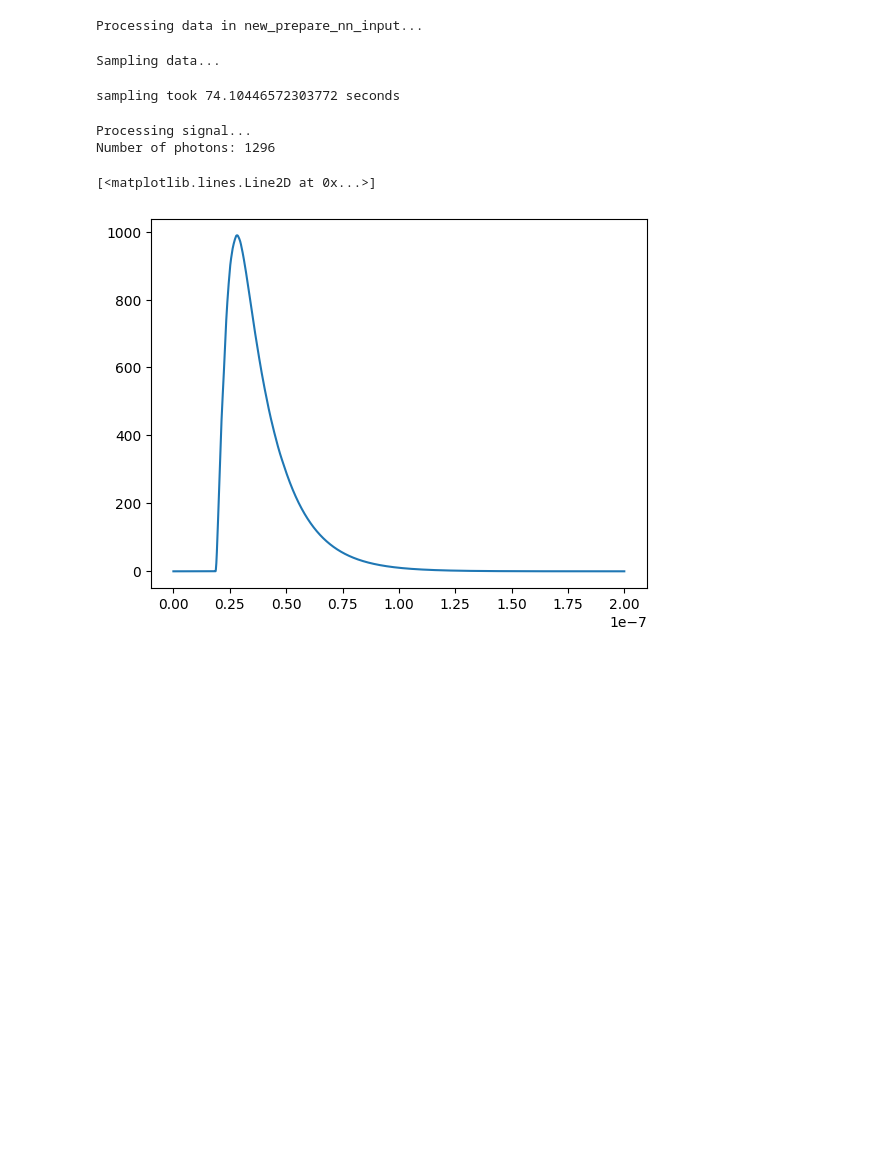
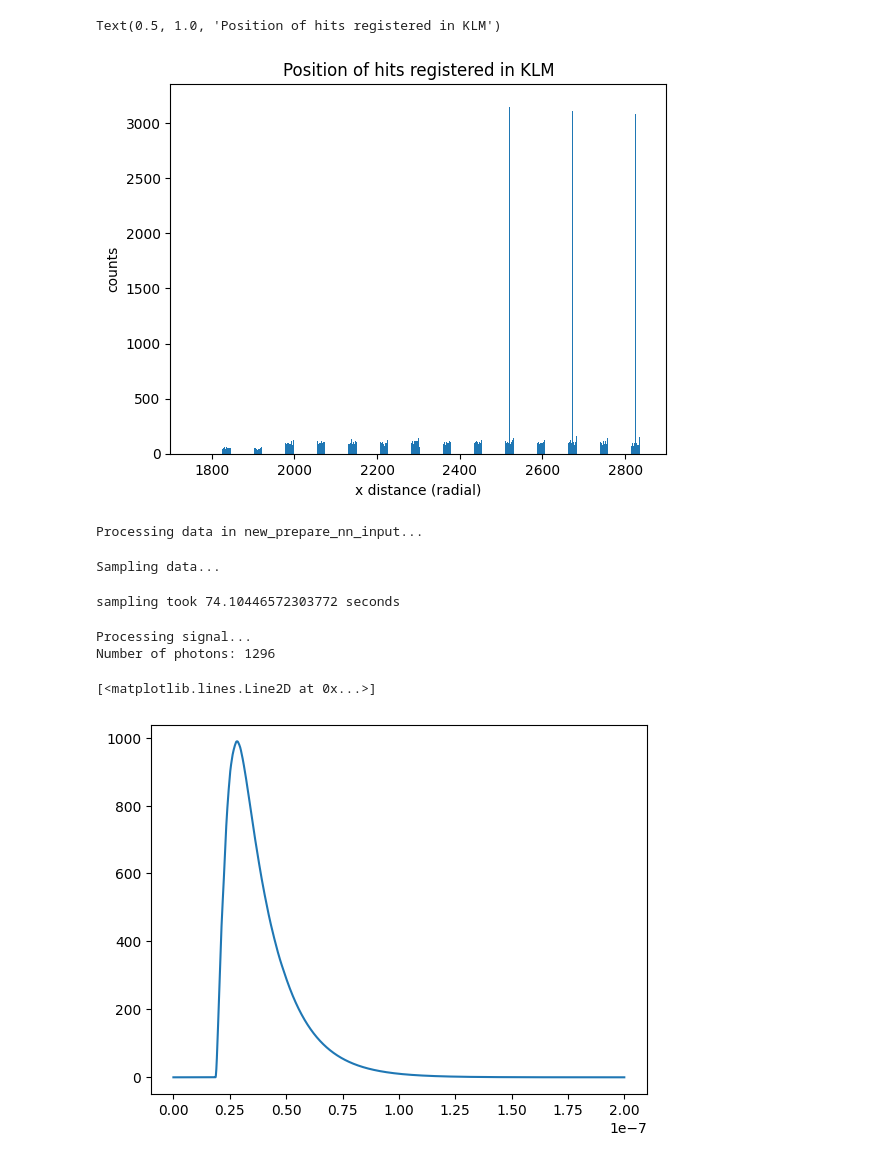
Before and after one commit to RowanKell/work_eic, a Jupyter notebook: macros/Timing_estimation/SCRATCH.ipynb, the cells around one changed output. Drawn from its saved outputs; the diff is of its cells as text; code cells hidden in the pictures; blank space fills up the shorter version.

```diff
--- a/macros/Timing_estimation/SCRATCH.ipynb
+++ b/macros/Timing_estimation/SCRATCH.ipynb
@@ -1,3 +5,24 @@
+# %%
+file = up.open("../../root_files/test/one_angle_conditional_sensitivity.edm4hep.root")
+# %%
+hcal = file["events/HcalBarrelHits/HcalBarrelHits.position.x"]
+# %%
+x = hcal.array(library = "np").flatten()
+x_flat = []
+for i in range(len(x)):
+    for j in range(len(x[i])):
+        x_flat.append(x[i][j])
+# %%
+x_short = x_flat[:100000]
+# %%
+plot.hist(x_short,bins = 10000);
+plot.xlim(1700,2900);
+plot.xlabel("x distance (radial)")
+plot.ylabel("counts")
+plot.title("Position of hits registered in KLM")
+# %% [output]
+Text(0.5, 1.0, 'Position of hits registered in KLM')
+[figure, added]
 # %%
 import numpy as np
 import pandas as pd
```
Also changed, not shown: parts of 1 cell of this notebook, 6 other files.
